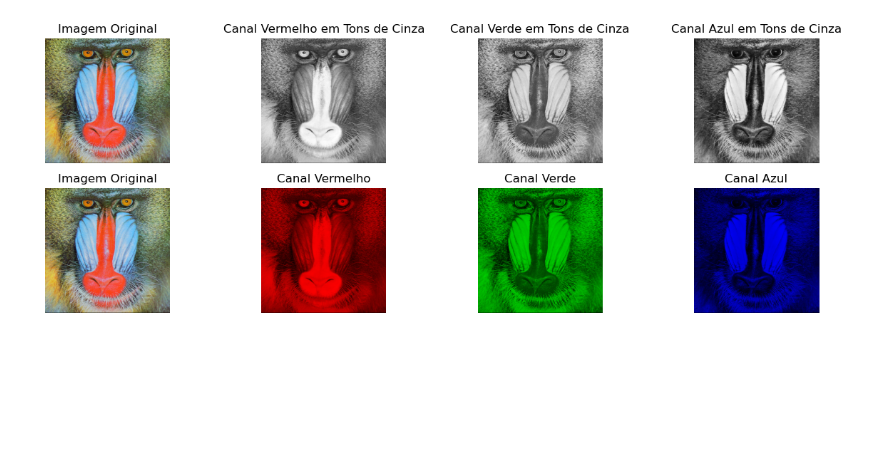
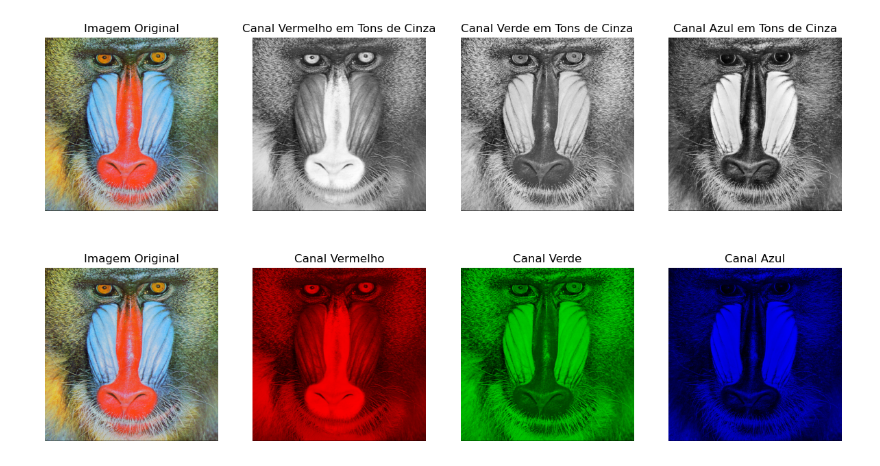
Before and after one commit to MarryAngel/Processamento-de-Imagem, a Jupyter notebook: [Trab01] Estenografia/esteganografia.ipynb, the cells around one changed output. Saved outputs shown, nothing was run; the diff lists cells and outputs as text; code cells hidden in the pictures; blank space fills up the shorter version.

Commit message:
Manipulação de imagem finalizada

```diff
--- a/[Trab01] Estenografia/esteganografia.ipynb
+++ b/[Trab01] Estenografia/esteganografia.ipynb
@@ -38,32 +46,32 @@ img_CanalVerde = cv2.merge([zeros, canalVerde, zeros])
 img_CanalAzul = cv2.merge([zeros, zeros, canalAzul])
 
 # Mostras as imagens
-fig, subimagem = plt.subplots(2, 4, figsize=(15, 5))
+fig, subimagem = plt.subplots(2, 4, figsize=(15, 8))
 subimagem[0,0].imshow(imagem)
 subimagem[0,0].set_title("Imagem Original")
 subimagem[0,0].axis('off')
 subimagem[0,1].imshow(canalVermelho, cmap='gray')
 subimagem[0,1].set_title("Canal Vermelho em Tons de Cinza")
 subimagem[0,1].axis('off')
 subimagem[0,2].imshow(canalVerde, cmap='gray')
 subimagem[0,2].set_title("Canal Verde em Tons de Cinza")
 subimagem[0,2].axis('off')
 subimagem[0,3].imshow(canalAzul, cmap='gray')
 subimagem[0,3].set_title("Canal Azul em Tons de Cinza")
 subimagem[0,3].axis('off')
 subimagem[1,0].imshow(imagem)
 subimagem[1,0].set_title("Imagem Original")
 subimagem[1,0].axis('off')
 subimagem[1,1].imshow(img_CanalVermelho)
 subimagem[1,1].set_title("Canal Vermelho")
 subimagem[1,1].axis('off')
 subimagem[1,2].imshow(img_CanalVerde)
 subimagem[1,2].set_title("Canal Verde")
 subimagem[1,2].axis('off')
 subimagem[1,3].imshow(img_CanalAzul)
 subimagem[1,3].set_title("Canal Azul")
 subimagem[1,3].axis('off')
 
 plt.show()
 # %% [output]
-[figure, old version]
+[figure, new version]
```
Also changed, not shown: parts of 12 cells of this notebook.
